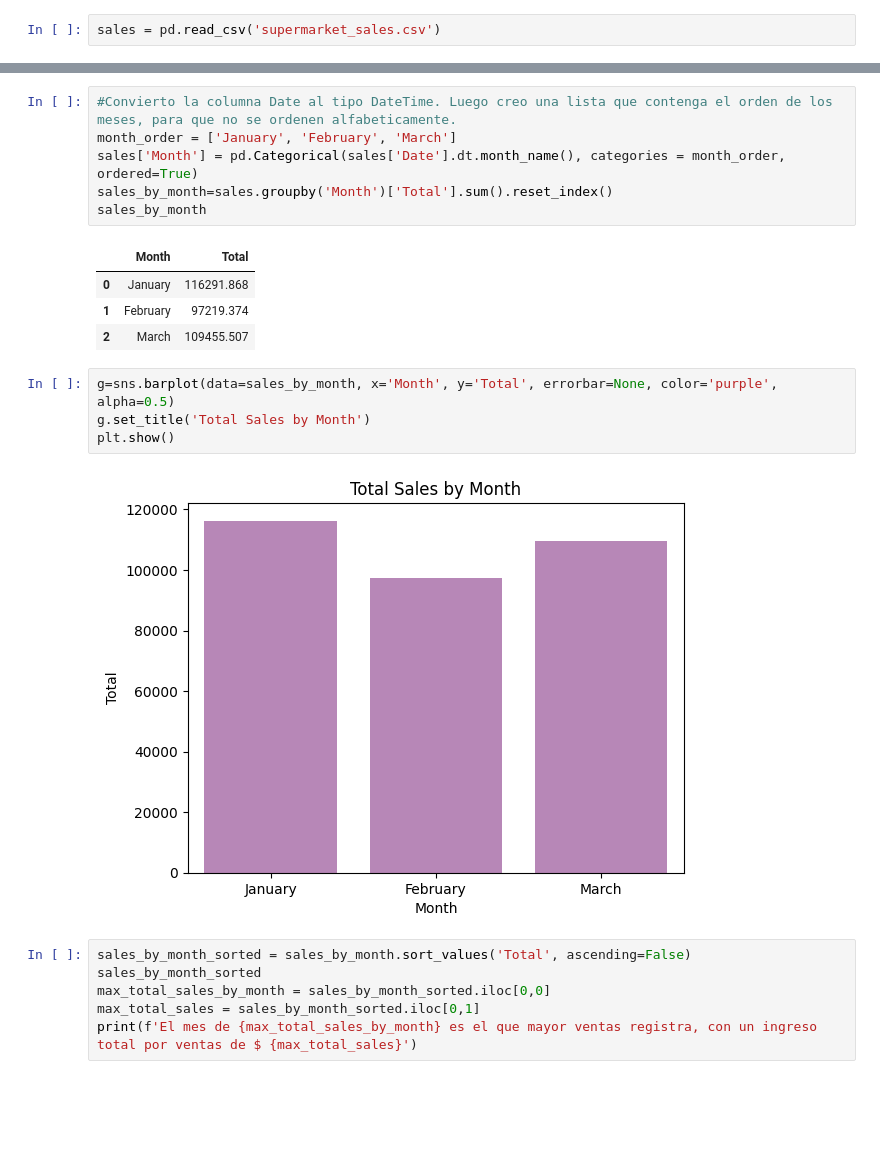
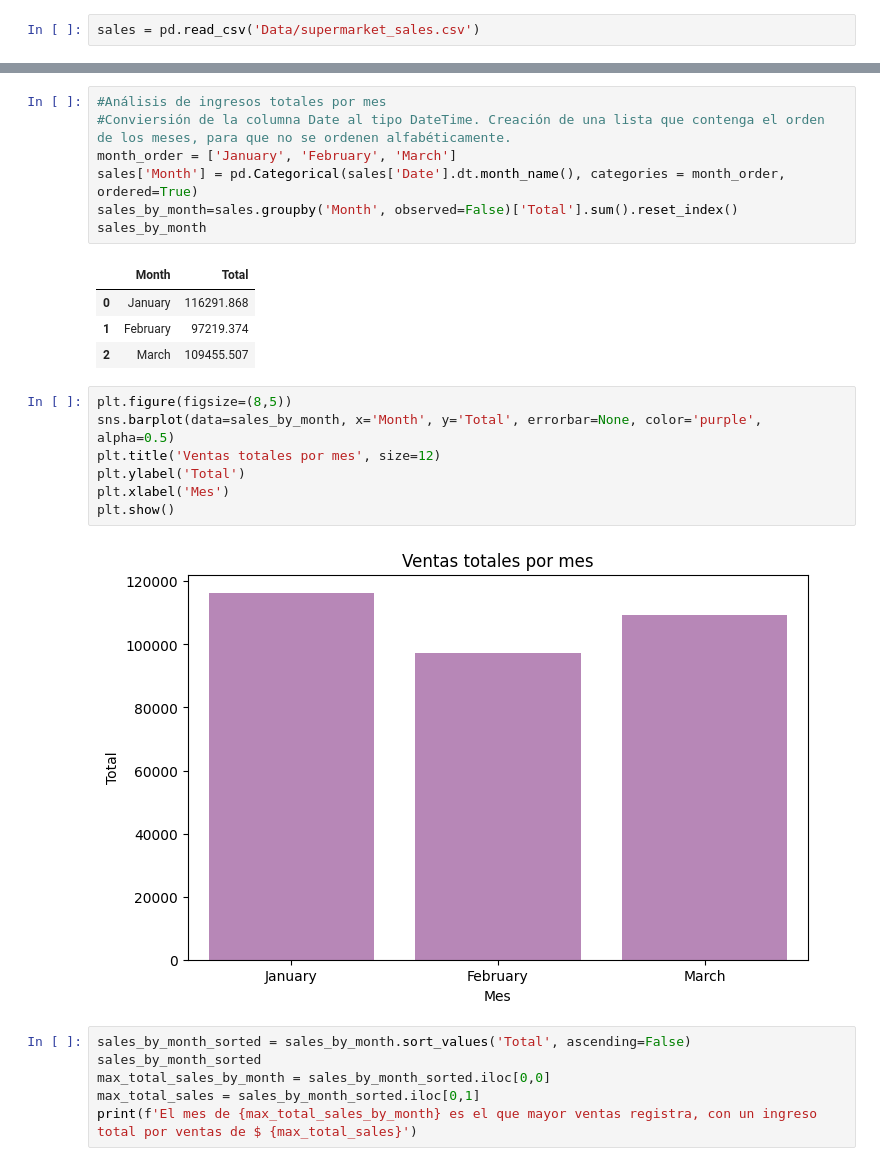
Before and after one commit to BertoniEliana/supermarketsales, a Jupyter notebook: Supermarket sales.ipynb, the cells around one changed output, grey strips where cells are left out. Saved outputs shown, nothing was run; the diff lists cells and outputs as text; blank space fills up the shorter version.

```diff
--- a/Supermarket sales.ipynb
+++ b/Supermarket sales.ipynb
@@ -5,7 +29,7 @@ import seaborn as sns
 import numpy as np
 import random
 # %%
-sales = pd.read_csv('supermarket_sales.csv')
+sales = pd.read_csv('Data/supermarket_sales.csv')
 # %%
 sales.head()
 # %% [output]
@@ -212,8 +248,9 @@ gender_proportion_by_city
 # %%
-#Convierto la columna Date al tipo DateTime. Luego creo una lista que contenga el orden de los meses, para que no se ordenen alfabeticamente.
+#Análisis de ingresos totales por mes
+#Conviersión de la columna Date al tipo DateTime. Creación de una lista que contenga el orden de los meses, para que no se ordenen alfabéticamente.
 month_order = ['January', 'February', 'March']
 sales['Month'] = pd.Categorical(sales['Date'].dt.month_name(), categories = month_order, ordered=True)
-sales_by_month=sales.groupby('Month')['Total'].sum().reset_index()
+sales_by_month=sales.groupby('Month', observed=False)['Total'].sum().reset_index()
 sales_by_month
 # %% [output]
 |  | Month | Total |
@@ -221,11 +258,14 @@ sales_by_month
 | 1 | February | 97219.374 |
 | 2 | March | 109455.507 |
 # %%
-g=sns.barplot(data=sales_by_month, x='Month', y='Total', errorbar=None, color='purple', alpha=0.5)
-g.set_title('Total Sales by Month')
+plt.figure(figsize=(8,5))
+sns.barplot(data=sales_by_month, x='Month', y='Total', errorbar=None, color='purple', alpha=0.5)
+plt.title('Ventas totales por mes', size=12)
+plt.ylabel('Total')
+plt.xlabel('Mes')
 plt.show()
 # %% [output]
-[figure, old version]
+[figure, new version]
 # %%
 sales_by_month_sorted = sales_by_month.sort_values('Total', ascending=False)
 sales_by_month_sorted
```
Also changed, not shown: parts of 45 cells of this notebook, 3 other files.
